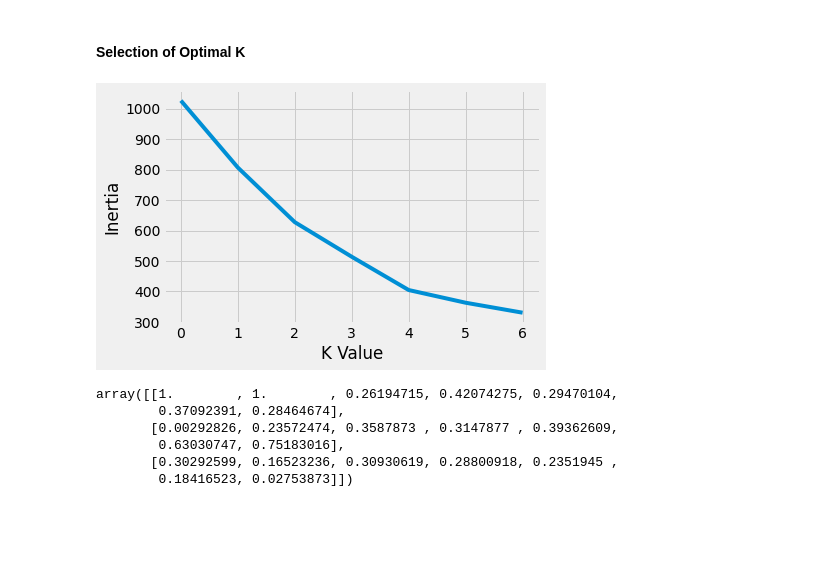
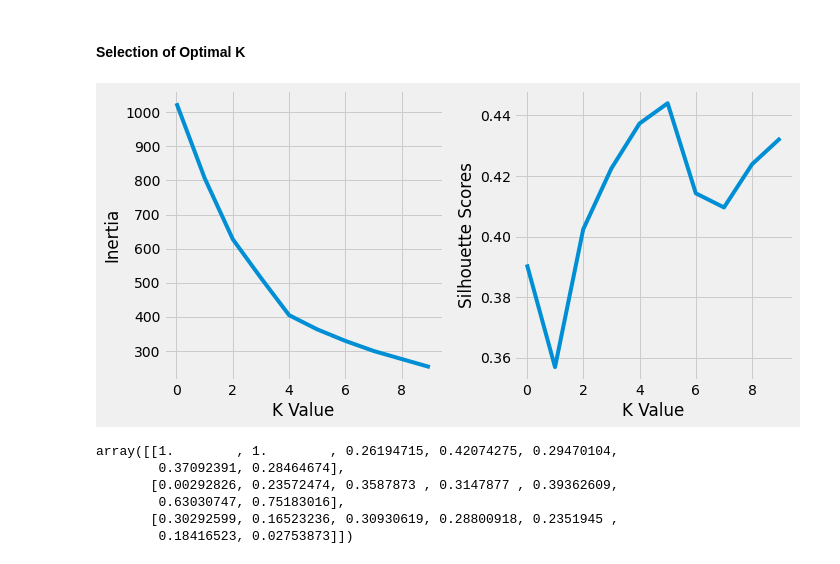
Before and after one commit to Deepakvk18/Machine-Learning, a Jupyter notebook: super-market-customers-clustering.ipynb, the cells around one changed output. Cells and saved outputs as stored; diff of their text form; code cells hidden in the pictures; blank space fills up the shorter version.

```diff
--- a/super-market-customers-clustering.ipynb
+++ b/super-market-customers-clustering.ipynb
@@ -256,22 +265,34 @@ array([[1.        , 1.        , 0.26194715, 0.42074275, 0.29470104,
 # %% [markdown]
 #### Selection of Optimal K
 # %%
-# to plot the elbow curve
+# to plot the elbow curve and silhouette scores
 def find_k(range_n_clusters):
     ssd = []
+    silhoutte_scores = []
+
     for num_clusters in range_n_clusters:
         kmeans = KMeans(n_clusters=num_clusters, max_iter=50)
         kmeans.fit(data)
-
+        labels=kmeans.predict(data)
+        silhouette = silhouette_score(data,labels)
+        silhoutte_scores.append(silhouette)
         ssd.append(kmeans.inertia_)
 
-    plt.plot(ssd)
-    plt.xlabel('K Value')
-    plt.ylabel('Inertia')
+    fig, axs = plt.subplots(1, 2, figsize=(10,5))
+
+    axs[0].plot(ssd)
+    axs[0].set_xlabel('K Value')
+    axs[0].set_ylabel('Inertia')
+
+    axs[1].plot(silhoutte_scores)
+    axs[1].set_xlabel('K Value')
+    axs[1].set_ylabel('Silhouette Scores')
+
+    plt.tight_layout()
 # %%
-find_k([2, 3, 4, 5, 6, 7, 8])
+find_k([2, 3, 4, 5, 6, 7, 8, 9, 10, 11])
 # %% [output]
-[figure, old version]
+[figure, new version]
 # %%
 kmeans = KMeans(n_clusters=3,random_state=42)
 kmeans.fit(data)
```
Also changed, not shown: parts of 13 cells of this notebook.
